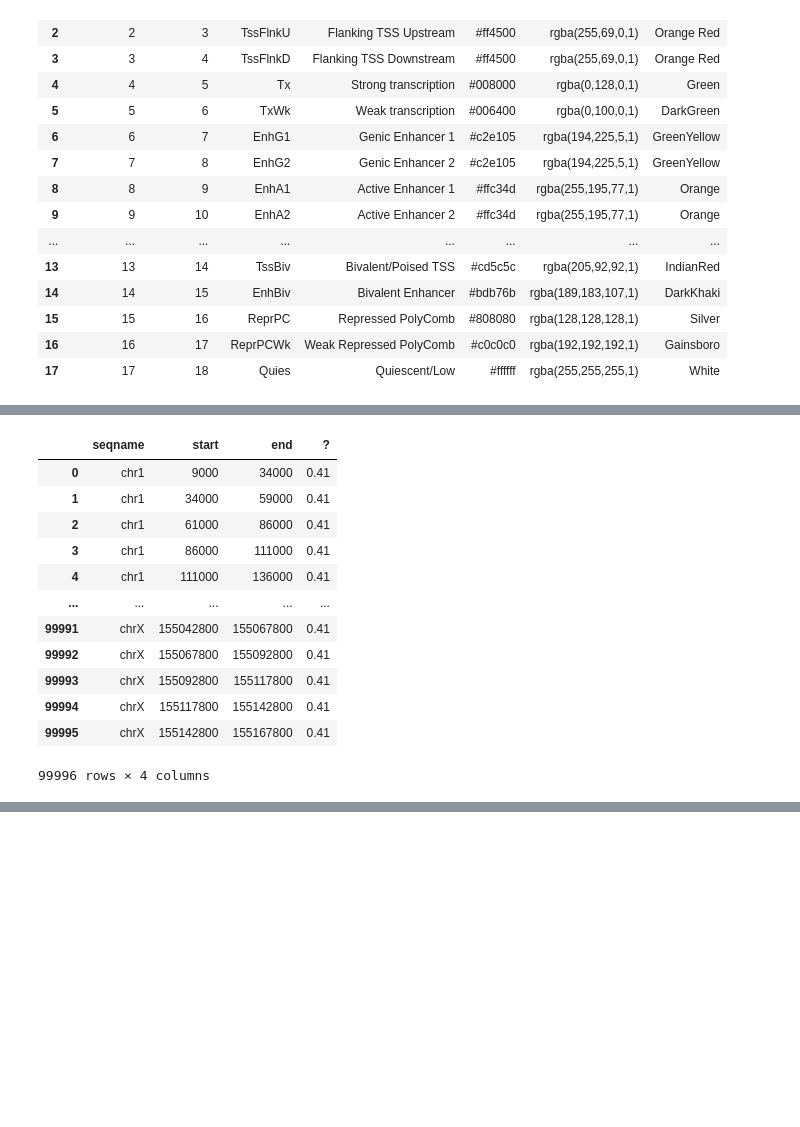
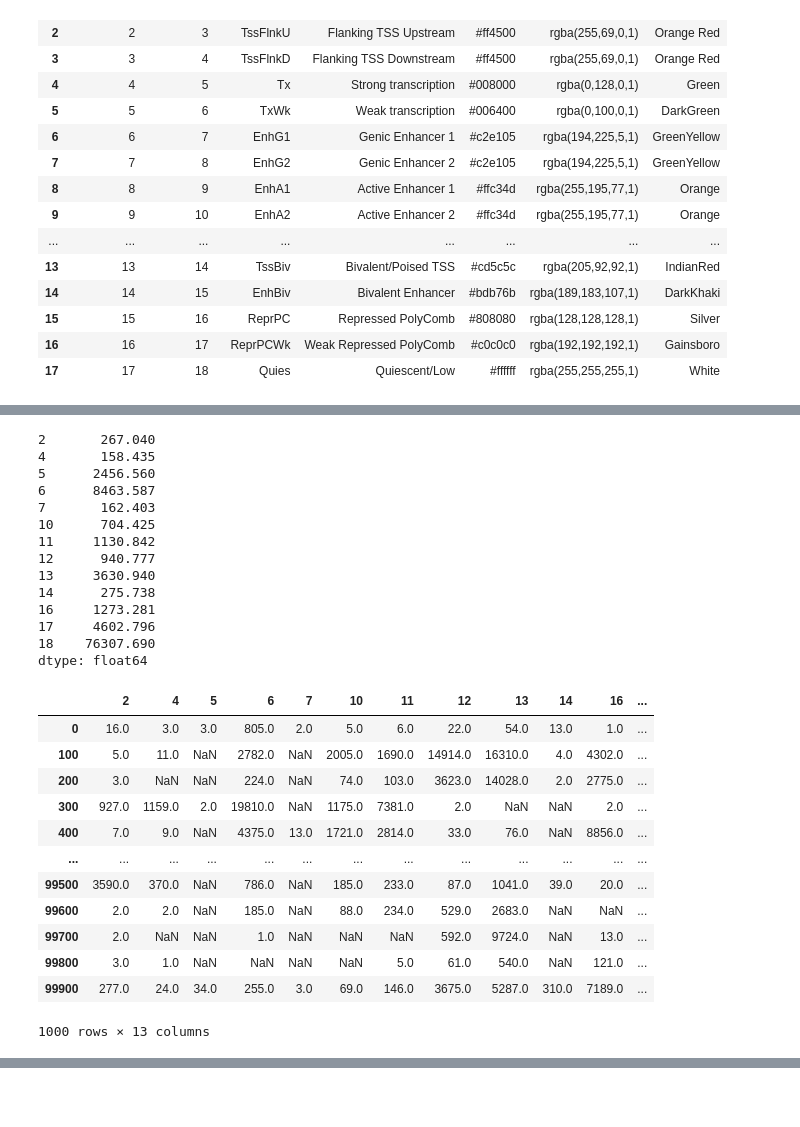
Before and after one commit to meuleman/gilbertAPI, a Jupyter notebook: externalresources/code/25kb_scale.ipynb, the cells around one changed output, grey strips where cells are left out. Drawn from its saved outputs; the diff is of its cells as text; code cells hidden in the pictures; blank space fills up the shorter version.

Commit message:
updated 25kb regions knowledge

```diff
--- a/externalresources/code/25kb_scale.ipynb
+++ b/externalresources/code/25kb_scale.ipynb
@@ -402,18 +389,25 @@ chromatin_state_metadata
 # Get enrichment of each chromatin state (create vector of 18 values)
 # expected = Count number of state out of entire genome and divide by number of regions
 
+# 123 columns = number of 200 bp bins in 25kb
+
+# Row of 100k 25kb regions
 rows = [0, 5, 50, 100, 200, 400]
 
-for row in rows:
+
+num_per_state_per_25kb = pd.DataFrame()
+
+
+for row in tqdm(range(0, len(bins_25kb), 100)):
     region_start = bins_25kb.loc[row].start
     region_end = bins_25kb.loc[row].end
     chromosome = bins_25kb.loc[row].seqname
     chromatin_state_sub = chromatin_state_data[chromatin_state_data['seqname'] == chromosome]
     chromatin_state_sub = chromatin_state_sub.loc[(chromatin_state_sub['start'] > region_start) & (chromatin_state_sub['end'] < region_end)]
-#     print(chromatin_state_sub)
-    print(chromatin_state_sub.iloc[:, 3:13].T.apply(pd.Series.value_counts).sum(axis=1))
-    if row > 5:
-        break
+#     print(chromatin_state_sub.iloc[:, 3:].T)
+#     print(chromatin_state_sub.iloc[:, 3:].T.apply(pd.Series.value_counts, axis=0).sum(axis=1))
+    num_per_state_per_25kb[row] = chromatin_state_sub.iloc[:, 3:].T.apply(pd.Series.value_counts, axis=0).sum(axis=1)
+print(num_per_state_per_25kb)
 
 # expected = chromatin_state_data.iloc[:, 3:13].T.apply(pd.Series.value_counts)
 # print(expected)
@@ -436,16 +432,35 @@ dtype: float64
 # %%
-bins_25kb
+expected = num_per_state_per_25kb.T.sum(axis=0) / 1000
+expected
 # %% [output]
-|  | seqname | start | end | ? |
-| 0 | chr1 | 9000 | 34000 | 0.41 |
-| 1 | chr1 | 34000 | 59000 | 0.41 |
-| 2 | chr1 | 61000 | 86000 | 0.41 |
-| 3 | chr1 | 86000 | 111000 | 0.41 |
-| 4 | chr1 | 111000 | 136000 | 0.41 |
-| ... | ... | ... | ... | ... |
-| 99991 | chrX | 155042800 | 155067800 | 0.41 |
-| 99992 | chrX | 155067800 | 155092800 | 0.41 |
-| 99993 | chrX | 155092800 | 155117800 | 0.41 |
-| 99994 | chrX | 155117800 | 155142800 | 0.41 |
-| 99995 | chrX | 155142800 | 155167800 | 0.41 |
-99996 rows × 4 columns
+2       267.040
+4       158.435
+5      2456.560
+6      8463.587
+7       162.403
+10      704.425
+11     1130.842
+12      940.777
+13     3630.940
+14      275.738
+16     1273.281
+17     4602.796
+18    76307.690
+dtype: float64
+# %%
+num_per_state_per_25kb_every100 = num_per_state_per_25kb.T
+num_per_state_per_25kb_every100
+# %% [output]
+|  | 2 | 4 | 5 | 6 | 7 | 10 | 11 | 12 | 13 | 14 | 16 | ... |
+| 0 | 16.0 | 3.0 | 3.0 | 805.0 | 2.0 | 5.0 | 6.0 | 22.0 | 54.0 | 13.0 | 1.0 | ... |
+| 100 | 5.0 | 11.0 | NaN | 2782.0 | NaN | 2005.0 | 1690.0 | 14914.0 | 16310.0 | 4.0 | 4302.0 | ... |
+| 200 | 3.0 | NaN | NaN | 224.0 | NaN | 74.0 | 103.0 | 3623.0 | 14028.0 | 2.0 | 2775.0 | ... |
+| 300 | 927.0 | 1159.0 | 2.0 | 19810.0 | NaN | 1175.0 | 7381.0 | 2.0 | NaN | NaN | 2.0 | ... |
+| 400 | 7.0 | 9.0 | NaN | 4375.0 | 13.0 | 1721.0 | 2814.0 | 33.0 | 76.0 | NaN | 8856.0 | ... |
+| ... | ... | ... | ... | ... | ... | ... | ... | ... | ... | ... | ... | ... |
+| 99500 | 3590.0 | 370.0 | NaN | 786.0 | NaN | 185.0 | 233.0 | 87.0 | 1041.0 | 39.0 | 20.0 | ... |
+| 99600 | 2.0 | 2.0 | NaN | 185.0 | NaN | 88.0 | 234.0 | 529.0 | 2683.0 | NaN | NaN | ... |
+| 99700 | 2.0 | NaN | NaN | 1.0 | NaN | NaN | NaN | 592.0 | 9724.0 | NaN | 13.0 | ... |
+| 99800 | 3.0 | 1.0 | NaN | NaN | NaN | NaN | 5.0 | 61.0 | 540.0 | NaN | 121.0 | ... |
+| 99900 | 277.0 | 24.0 | 34.0 | 255.0 | 3.0 | 69.0 | 146.0 | 3675.0 | 5287.0 | 310.0 | 7189.0 | ... |
+1000 rows × 13 columns
```
Also changed, not shown: parts of 8 cells of this notebook, 2 other files.
